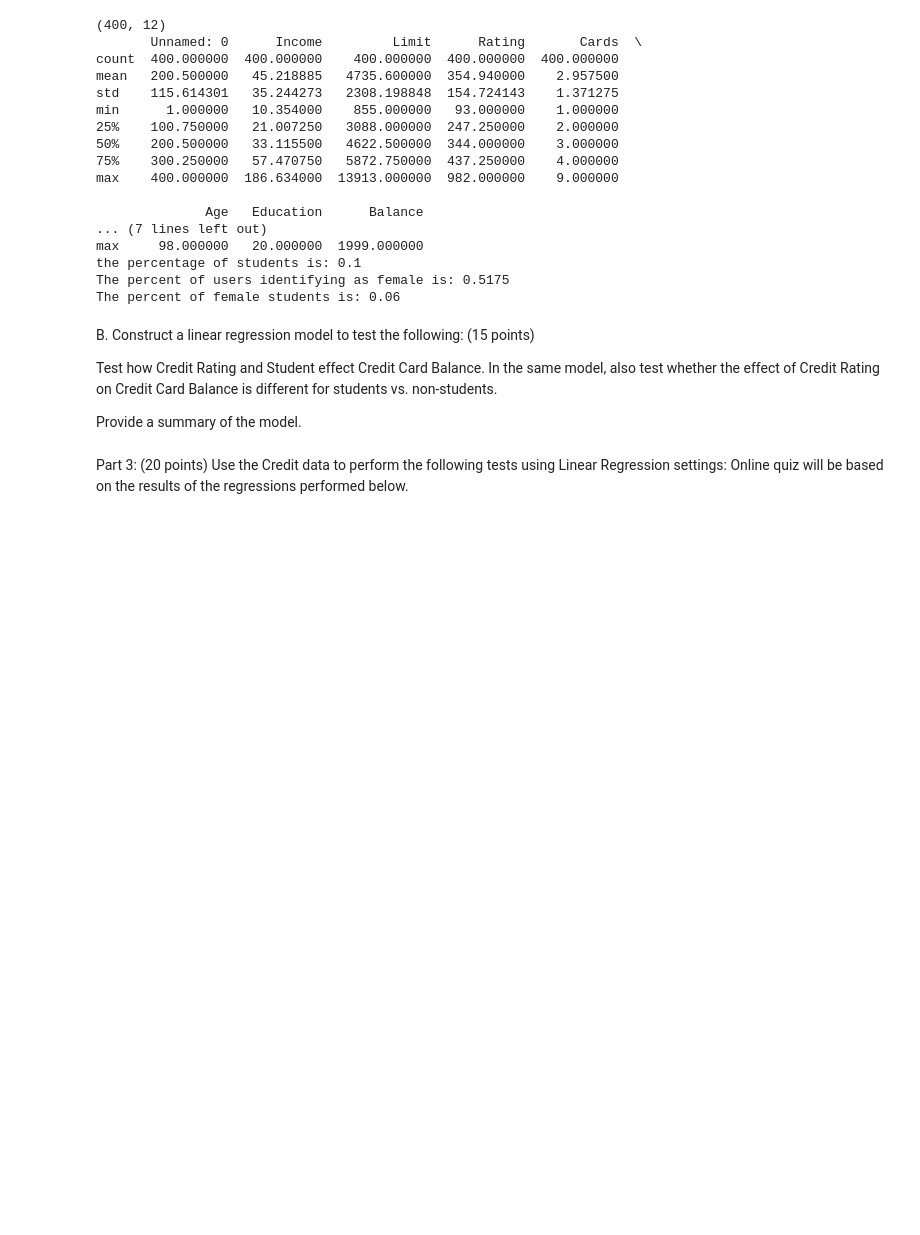
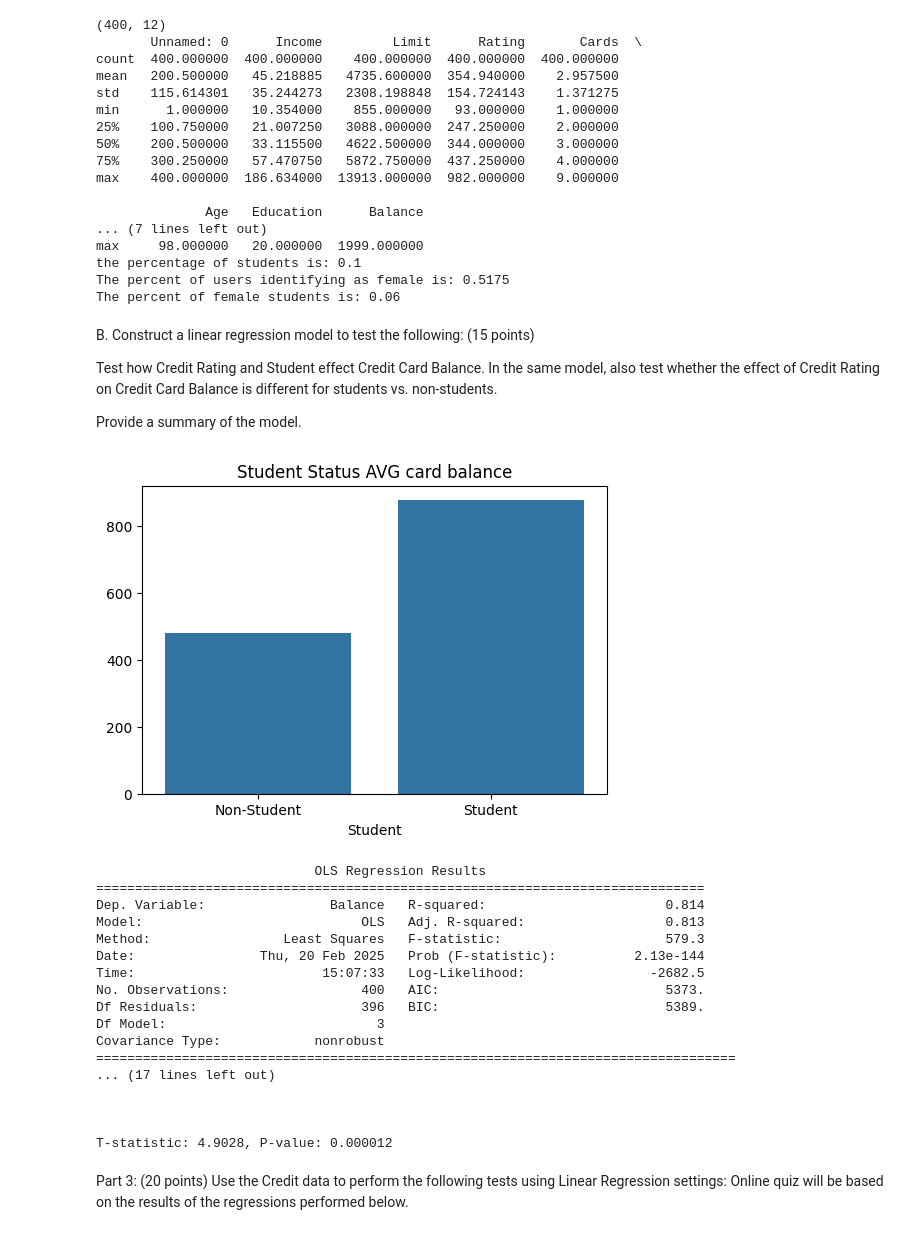
Before and after one commit to ChaseKoronkowski/IFI8420, a Jupyter notebook: Assignment 2/Assignment2 (2-20).ipynb, the cells around one changed output. Cells and saved outputs as stored; diff of their text form; code cells hidden in the pictures; blank space fills up the shorter version.

```diff
--- a/Assignment 2/Assignment2 (2-20).ipynb
+++ b/Assignment 2/Assignment2 (2-20).ipynb
@@ -28,6 +19,6 @@ Requirement already satisfied: six>=1.5 in c:\users\kevinlaptop\documents\jupyte
 # %%
 #read Houseprices data
-adv = pd.read_csv(r"C:\Users\KevinLaptop\Downloads\HousePrices.csv")
+adv = pd.read_csv(r"C:\Users\chase\Dropbox (Old)\My PC (LAPTOP-P3ARPLF9)\Downloads\HousePrices.csv")
 
 
 #view first 5 rows of the data
@@ -197,6 +188,63 @@ B.	Construct a linear regression model to test the following: 	(15 points)
 Test how Credit Rating and Student effect Credit Card Balance. In the same model, also test whether the effect of Credit Rating on Credit Card Balance is different for students vs. non-students.
 
 Provide a summary of the model.
+# %%
+import pandas as pd
+import statsmodels.api as sm
+import statsmodels.formula.api as smf
+import matplotlib.pyplot as plt
+import seaborn as sns
+from scipy import stats
+
+file_path = "Credit.csv"
+df = pd.read_csv(file_path)
+
+df.columns = df.columns.str.strip()
+
+df = df.dropna(subset=['Balance', 'Rating', 'Student'])
+
+df['Student'] = df['Student'].replace({'Yes': 1, 'No': 0}).astype(int)
+
+df['Balance'] = pd.to_numeric(df['Balance'], errors='coerce')
+df['Rating'] = pd.to_numeric(df['Rating'], errors='coerce')
+
+student_comparison = df.groupby('Student')['Balance'].mean()
+plt.figure(figsize=(6, 4))
+sns.barplot(x=student_comparison.index, y=student_comparison.values)
+plt.xticks(ticks=[0, 1], labels=["Non-Student", "Student"])
+plt.title("Student Status AVG card balance")
+plt.show()
+
+model = smf.ols("Balance ~ Rating + Student + Rating:Student", data=df).fit()
+print(model.summary())
+
+student_balance = df[df['Student'] == 1]['Balance']
+non_student_balance = df[df['Student'] == 0]['Balance']
+
+t_stat, p_value = stats.ttest_ind(student_balance, non_student_balance, equal_var=False)
+print()
+print()
+print()
+print(f"T-statistic: {t_stat:.4f}, P-value: {p_value:.6f}")
+# %% [output]
+[figure, added]
+                            OLS Regression Results
+==============================================================================
+Dep. Variable:                Balance   R-squared:                       0.814
+Model:                            OLS   Adj. R-squared:                  0.813
+Method:                 Least Squares   F-statistic:                     579.3
+Date:                Thu, 20 Feb 2025   Prob (F-statistic):          2.13e-144
+Time:                        15:07:33   Log-Likelihood:                -2682.5
+No. Observations:                 400   AIC:                             5373.
+Df Residuals:                     396   BIC:                             5389.
+Df Model:                           3
+Covariance Type:            nonrobust
+==================================================================================
+... (17 lines left out)
+
+
+
+T-statistic: 4.9028, P-value: 0.000012
 # %% [markdown]
 Part 3: 		(20 points)
 Use the Credit data to perform the following tests using Linear Regression settings: Online quiz will be based on the results of the regressions performed below.
```
Also changed, not shown: parts of 13 cells of this notebook.
